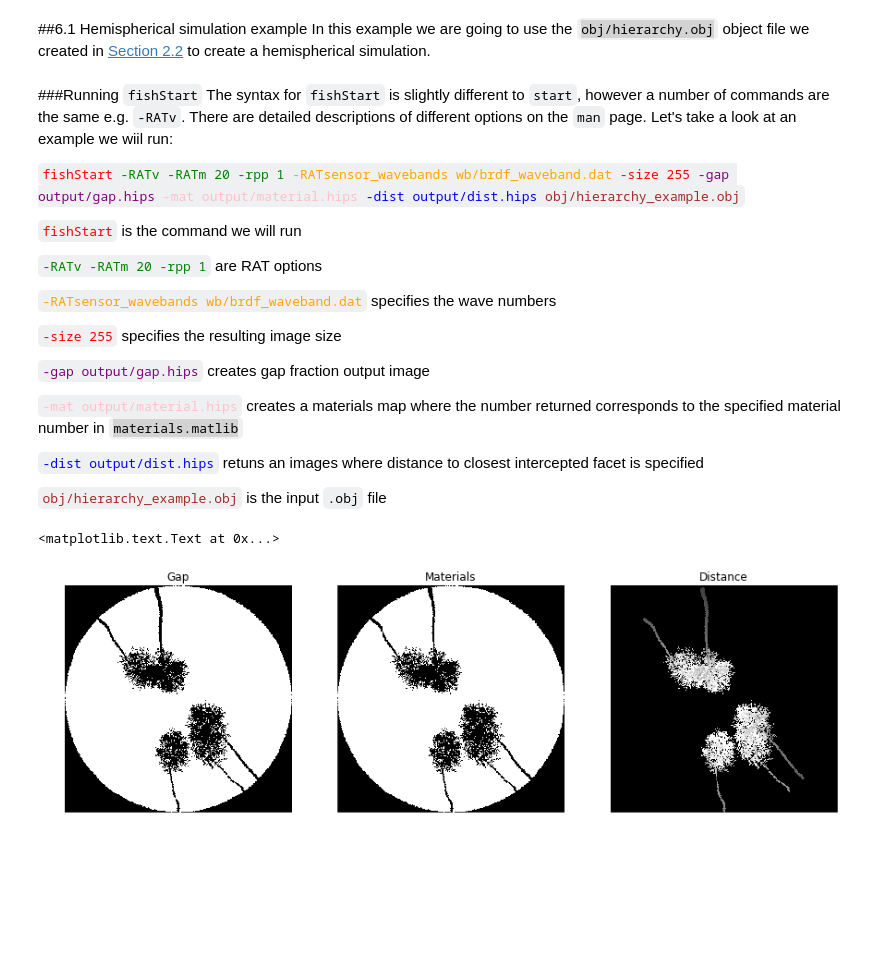
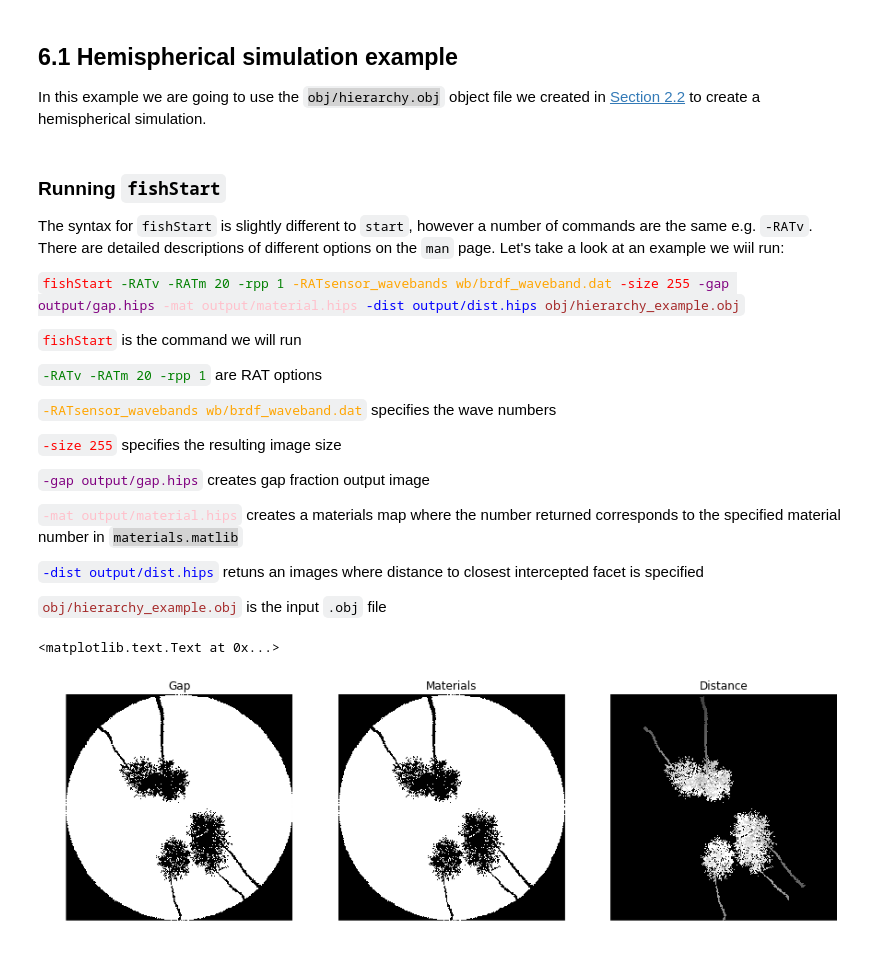
Before and after one commit to philwilkes/librat_in_jupyter, a Jupyter notebook: 6.1_hemispherical_simulation_example.ipynb, the cells around one changed output. Saved outputs shown, nothing was run; the diff lists cells and outputs as text; code cells hidden in the pictures; blank space fills up the shorter version.

```diff
--- a/6.1_hemispherical_simulation_example.ipynb
+++ b/6.1_hemispherical_simulation_example.ipynb
@@ -1,5 +1,5 @@
 # %% [markdown]
-##6.1 Hemispherical simulation example
+## 6.1 Hemispherical simulation example
 In this example we are going to use the <code><span style="background-color: lightgrey">obj/hierarchy.obj</span></code> object file we created in <a href=2.2_using_%23inlude_to_create_a_forest.ipynb>Section 2.2</a> to create a hemispherical simulation.
 # %%
 import os
@@ -9,7 +9,7 @@ import matplotlib.pyplot as plt
 from hips import hips2img, hipstats, read_hips
 from run_start import *
 # %% [markdown]
-###Running <code>fishStart</code>
+### Running <code>fishStart</code>
 The syntax for <code>fishStart</code> is slightly different to <code>start</code>, however a number of commands are the same e.g. <code>-RATv</code>. There are detailed descriptions of different options on the <code>man</code> page.  Let's take a look at an example we wiil run:
 
 <code><span style="color:red">fishStart</span> <span style="color:green">-RATv -RATm 20 -rpp 1</span> <span style="color:orange">-RATsensor_wavebands wb/brdf_waveband.dat</span> <span style="color:red">-size 255</span> <span style="color:purple">-gap output/gap.hips</span> <span style="color:pink">-mat output/material.hips</span> <span style="color:blue">-dist output/dist.hips</span> <span style="color:brown">obj/hierarchy_example.obj</span></code>
@@ -30,17 +30,17 @@ The syntax for <code>fishStart</code> is slightly different to <code>start</code
 
 <code><span style="color:brown">obj/hierarchy_example.obj</span></code> is the input <code>.obj</code> file
 # %%
-cmd = 'fishStart -RATv -RATm 20 -RATsensor_wavebands wb/brdf_waveband.dat -size 255 -rpp 1 -gap output/gap.hips \
-       -mat output/material.hips -dist output/dist.hips obj/hierarchy_example.obj'
-os.system(cmd)
+# cmd = 'fishStart -RATv -RATm 20 -RATsensor_wavebands wb/brdf_waveband.dat -size 255 -rpp 1 -gap output/gap.hips \
+#        -mat output/material.hips -dist output/dist.hips obj/hierarchy_example.obj'
+# os.system(cmd)
 
 plt.figure(figsize=(15, 35))
 ax = hips2img('output/gap.hips', ax=plt.subplot(1, 3, 1), imshow=False)
 ax.set_title('Gap')
 ax = hips2img('output/material.hips', ax=plt.subplot(1, 3, 2), imshow=False)
 ax.set_title('Materials')
 ax = hips2img('output/dist.hips', ax=plt.subplot(1, 3, 3), imshow=False)
 ax.set_title('Distance')
 # %% [output]
 <matplotlib.text.Text at 0x...>
-[figure, old version]
+[figure, new version]
```
